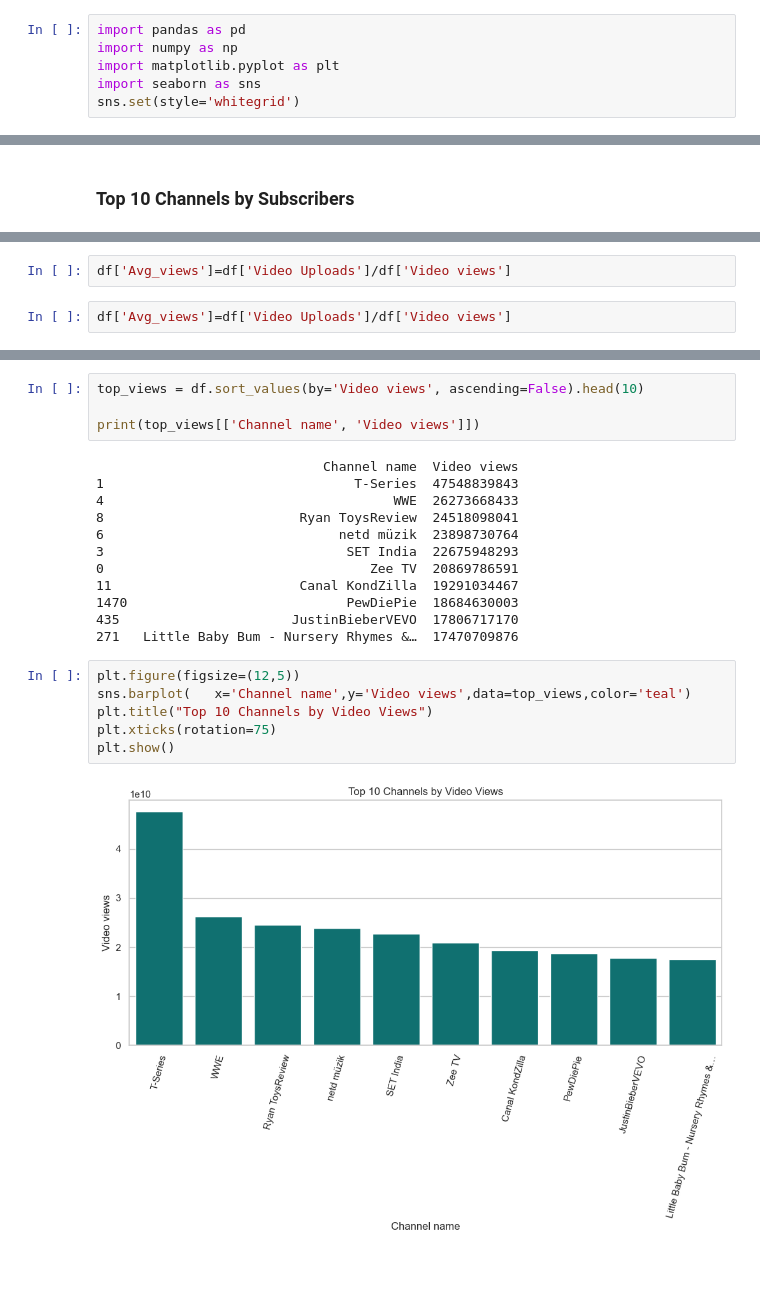
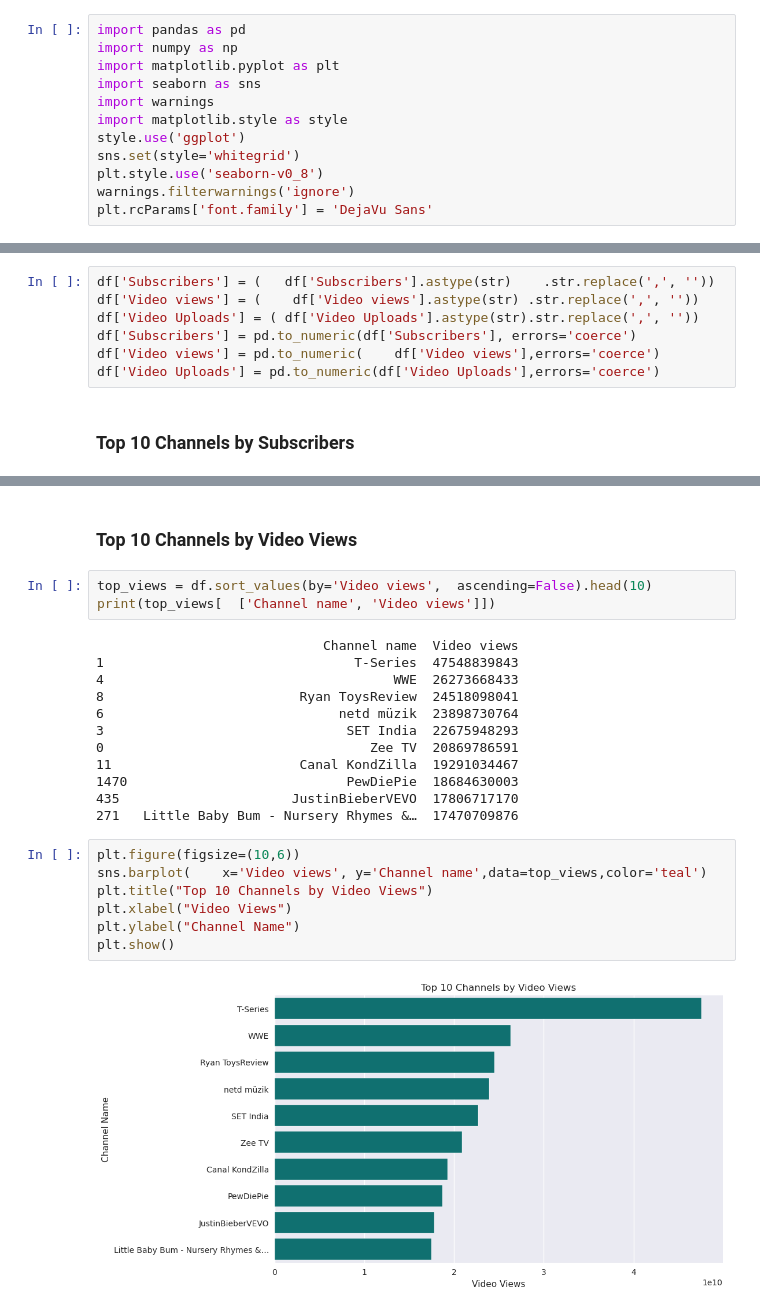
Before and after one commit to abhishekakhand737/Eda-Projects, a Jupyter notebook: 07_Youtube_Eda.ipynb, the cells around one changed output, grey strips where cells are left out. Cells and saved outputs as stored; diff of their text form; blank space fills up the shorter version.

```diff
--- a/07_Youtube_Eda.ipynb
+++ b/07_Youtube_Eda.ipynb
@@ -32,4 +32,10 @@ import pandas as pd
 import numpy as np
 import matplotlib.pyplot as plt
 import seaborn as sns
+import warnings
+import matplotlib.style as style
+style.use('ggplot')
 sns.set(style='whitegrid')
+plt.style.use('seaborn-v0_8')
+warnings.filterwarnings('ignore')
+plt.rcParams['font.family'] = 'DejaVu Sans'
@@ -138,3 +146,10 @@ Displays: Mean, Standard deviation , Minimum value , Maximum value , Quartiles
+# %%
+df['Subscribers'] = (   df['Subscribers'].astype(str)    .str.replace(',', ''))
+df['Video views'] = (    df['Video views'].astype(str) .str.replace(',', ''))
+df['Video Uploads'] = ( df['Video Uploads'].astype(str).str.replace(',', ''))
+df['Subscribers'] = pd.to_numeric(df['Subscribers'], errors='coerce')
+df['Video views'] = pd.to_numeric(    df['Video views'],errors='coerce')
+df['Video Uploads'] = pd.to_numeric(df['Video Uploads'],errors='coerce')
 # %% [markdown]
 ### Top 10 Channels by Subscribers
 # %%
@@ -185,5 +180 @@ Name: count, dtype: int64
-# %%
-df['Avg_views']=df['Video Uploads']/df['Video views']
-# %%
-df['Avg_views']=df['Video Uploads']/df['Video views']
 # %% [markdown]
@@ -191,7 +185,8 @@ df['Avg_views']=df['Video Uploads']/df['Video views']
+# %% [markdown]
+### Top 10 Channels by Video Views
 # %%
-top_views = df.sort_values(by='Video views', ascending=False).head(10)
-
-print(top_views[['Channel name', 'Video views']])
+top_views = df.sort_values(by='Video views',  ascending=False).head(10)
+print(top_views[  ['Channel name', 'Video views']])
 # %% [output]
                              Channel name  Video views
 1                                T-Series  47548839843
@@ -205,11 +200,12 @@ print(top_views[['Channel name', 'Video views']])
 435                      JustinBieberVEVO  17806717170
 271   Little Baby Bum - Nursery Rhymes &…  17470709876
 # %%
-plt.figure(figsize=(12,5))
-sns.barplot(   x='Channel name',y='Video views',data=top_views,color='teal')
+plt.figure(figsize=(10,6))
+sns.barplot(    x='Video views', y='Channel name',data=top_views,color='teal')
 plt.title("Top 10 Channels by Video Views")
-plt.xticks(rotation=75)
+plt.xlabel("Video Views")
+plt.ylabel("Channel Name")
 plt.show()
 # %% [output]
-[figure, old version]
+[figure, new version]
 # %% [markdown]
```
Also changed, not shown: parts of 67 cells of this notebook.
